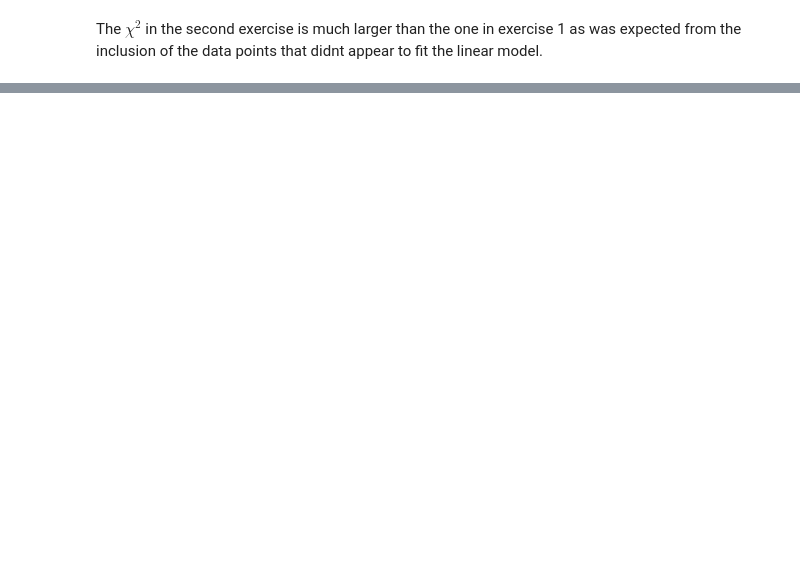
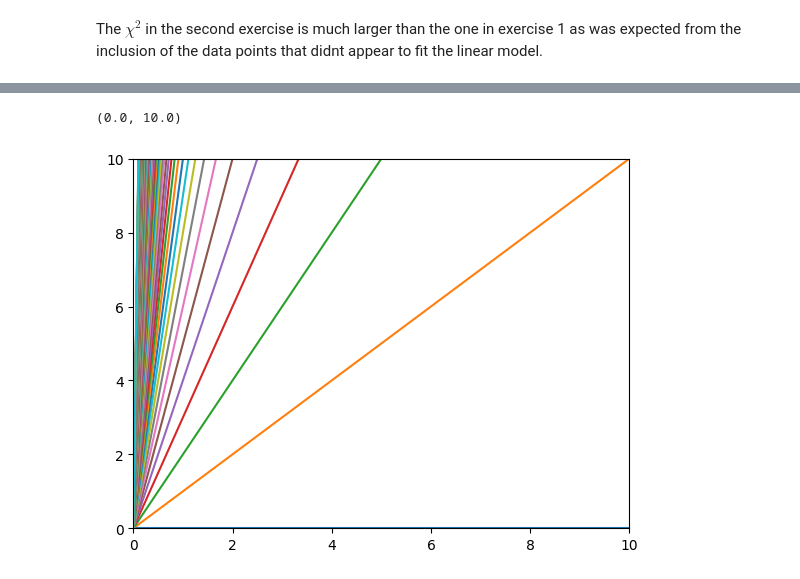
Before and after one commit to MetinSa/AST9051SP, a Jupyter notebook: exercises.ipynb, the cells around one changed output, grey strips where cells are left out. Cells and saved outputs as stored; diff of their text form; code cells hidden in the pictures; blank space fills up the shorter version.

```diff
--- a/exercises.ipynb
+++ b/exercises.ipynb
@@ -270,2 +265,0 @@ What happens if we now include the uncertianties to the $x$ positions, $\sigma_x
-# %%
-x, y, sigma_y, sigma_x = table[:, 5:][:4]
@@ -271,0 +269,14 @@ x, y, sigma_y, sigma_x = table[:, 5:][:4]
+# %%
+x = np.linspace(0, 10, 10)
+ms = np.arange(0, 100)
+b = 0
+colors = plt.cm.viridis(np.linspace(0,1,len(ms)))
+for m, color in zip(ms, colors):
+    y = evaluate_linear_model(x, b, m)
+    plt.plot(x, y)
+
+plt.ylim(0, 10)
+plt.xlim(0, 10)
+# %% [output]
+(0.0, 10.0)
+[figure, added]
```
Also changed, not shown: parts of 13 cells of this notebook.
